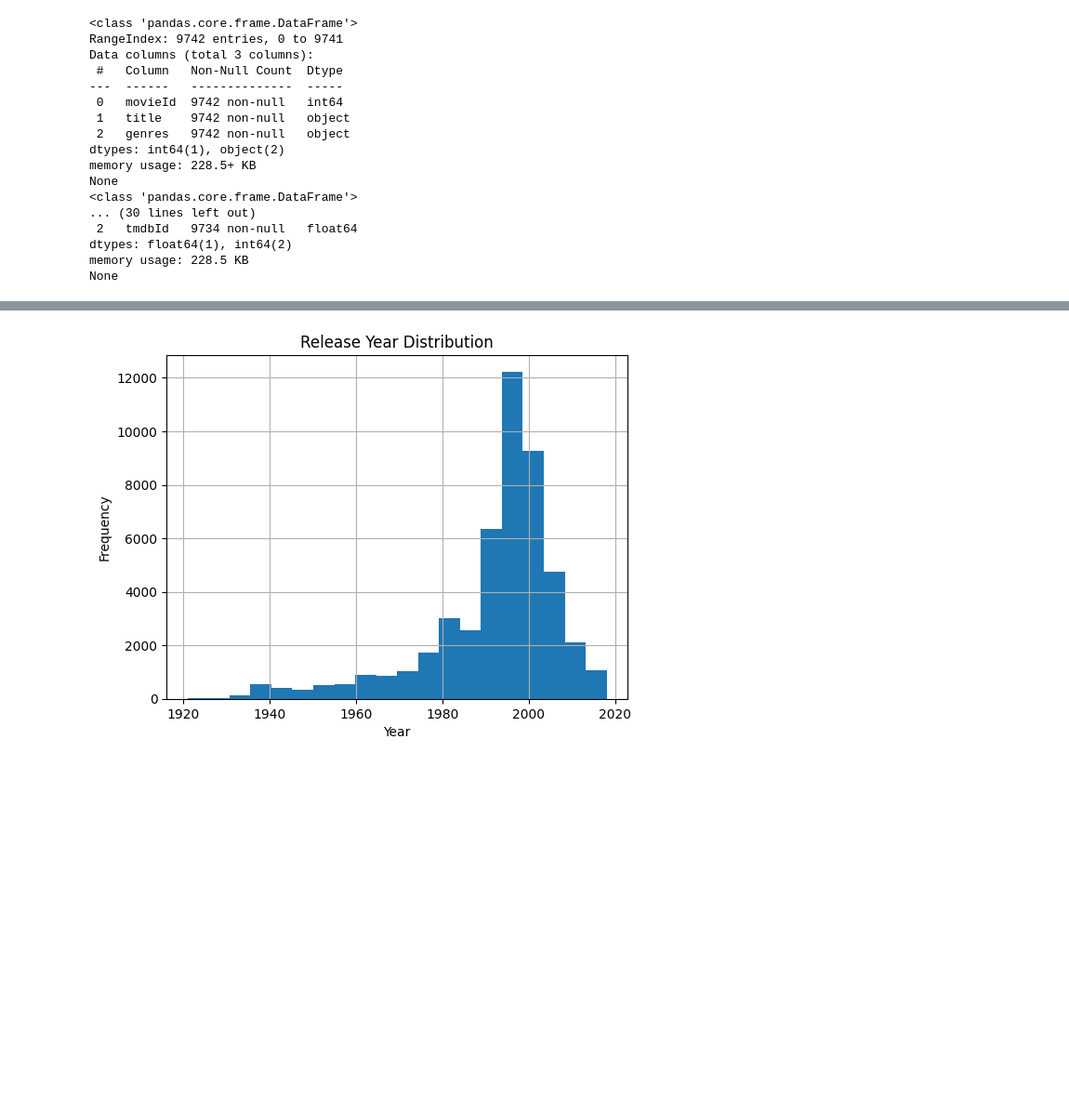
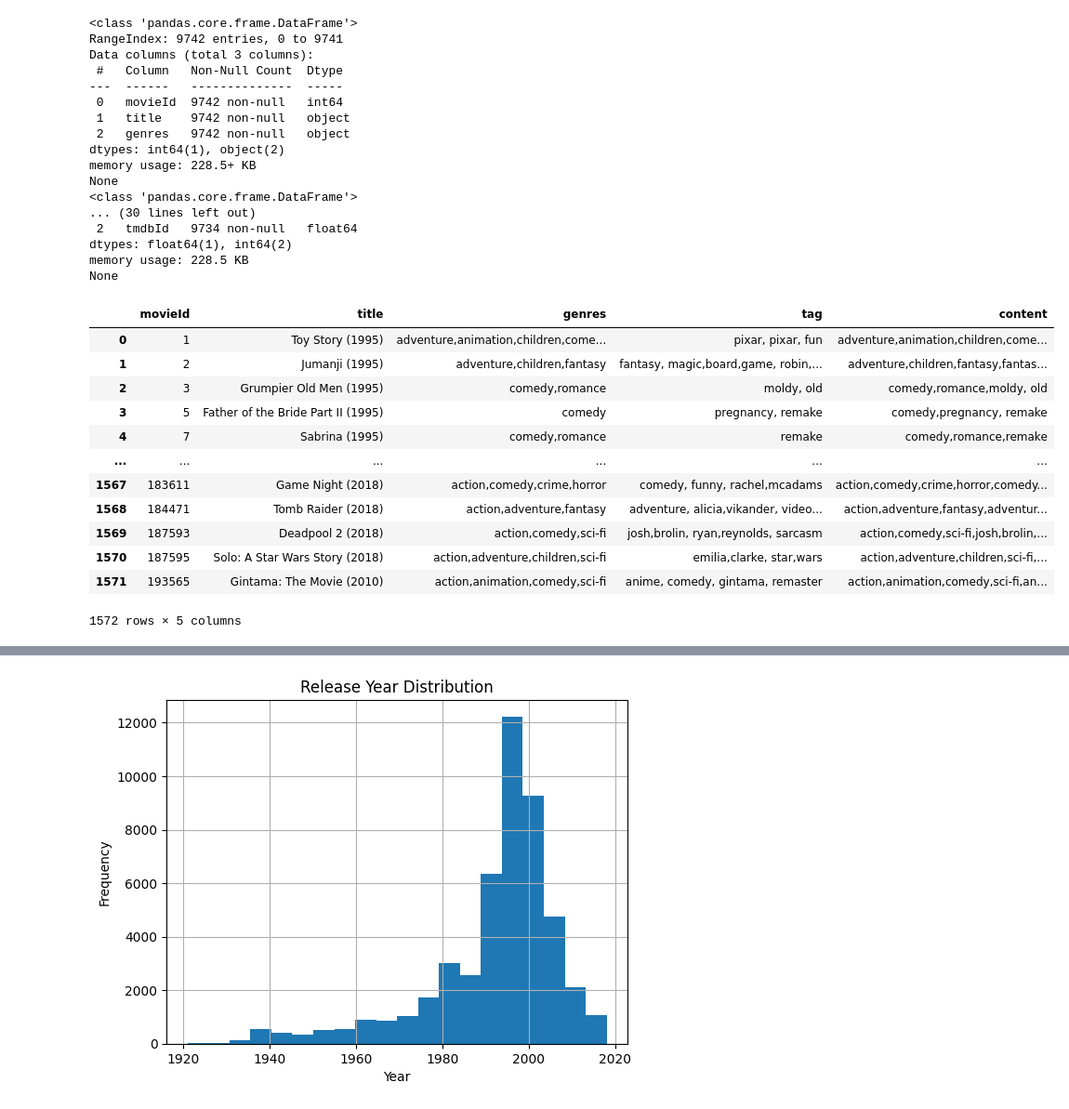
Before and after one commit to AyushNigam-1/NCF-Recommendation, a Jupyter notebook: notebook/NCF.ipynb, the cells around one changed output, grey strips where cells are left out. Shown at 93% size. Saved outputs shown, nothing was run; the diff lists cells and outputs as text; code cells hidden in the pictures; blank space fills up the shorter version.

```diff
--- a/notebook/NCF.ipynb
+++ b/notebook/NCF.ipynb
@@ -42,6 +42,22 @@ movies['genres'] = movies['genres'].str.replace("|",",")
 # %%
 merged_df = pd.merge(movies, tags, on='movieId')
 movies = merged_df.groupby(['movieId', 'title', 'genres'])['tag'].apply(lambda x: ', '.join(x)).reset_index()
+# %%
+movies
+# %% [output]
+|  | movieId | title | genres | tag | content |
+| 0 | 1 | Toy Story (1995) | adventure,animation,children,come... | pixar, pixar, fun | adventure,animation,children,come... |
+| 1 | 2 | Jumanji (1995) | adventure,children,fantasy | fantasy, magic,board,game, robin,... | adventure,children,fantasy,fantas... |
+| 2 | 3 | Grumpier Old Men (1995) | comedy,romance | moldy, old | comedy,romance,moldy, old |
+| 3 | 5 | Father of the Bride Part II (1995) | comedy | pregnancy, remake | comedy,pregnancy, remake |
+| 4 | 7 | Sabrina (1995) | comedy,romance | remake | comedy,romance,remake |
+| ... | ... | ... | ... | ... | ... |
+| 1567 | 183611 | Game Night (2018) | action,comedy,crime,horror | comedy, funny, rachel,mcadams | action,comedy,crime,horror,comedy... |
+| 1568 | 184471 | Tomb Raider (2018) | action,adventure,fantasy | adventure, alicia,vikander, video... | action,adventure,fantasy,adventur... |
+| 1569 | 187593 | Deadpool 2 (2018) | action,comedy,sci-fi | josh,brolin, ryan,reynolds, sarcasm | action,comedy,sci-fi,josh,brolin,... |
+| 1570 | 187595 | Solo: A Star Wars Story (2018) | action,adventure,children,sci-fi | emilia,clarke, star,wars | action,adventure,children,sci-fi,... |
+| 1571 | 193565 | Gintama: The Movie (2010) | action,animation,comedy,sci-fi | anime, comedy, gintama, remaster | action,animation,comedy,sci-fi,an... |
+1572 rows × 5 columns
 # %%
 movies['content'] = movies['genres'] + ',' + movies['tag']
 # %%
```
Also changed, not shown: parts of 3 cells of this notebook, 1 other file.
